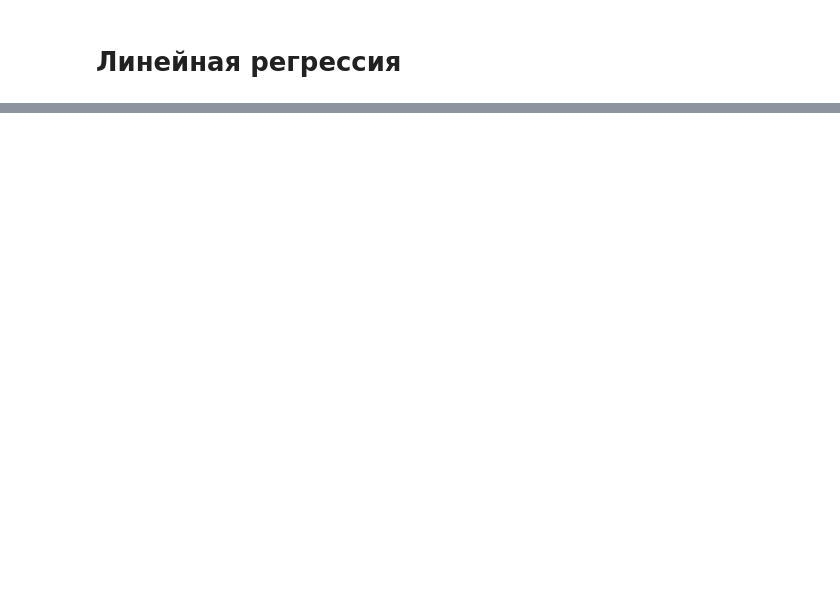
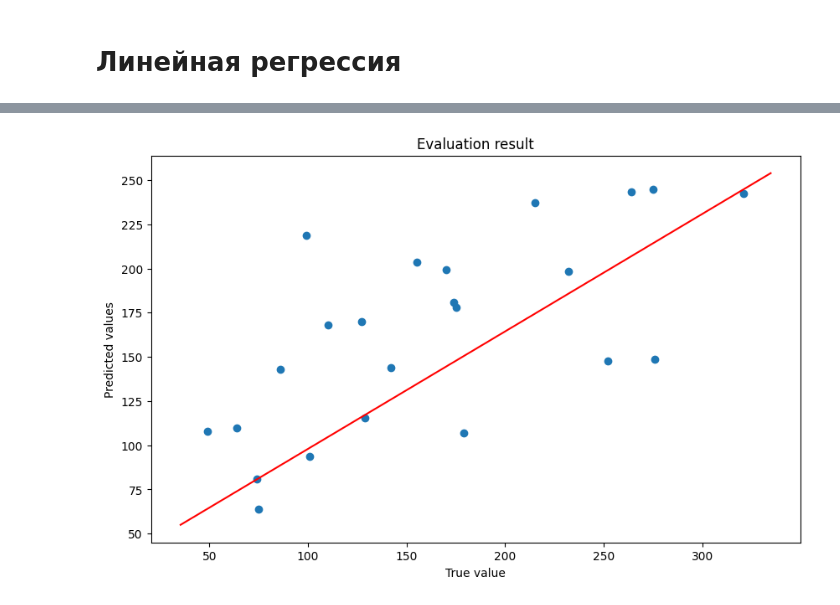
Before and after one commit to Tako-San/ml-course, a Jupyter notebook: t1/main.ipynb, the cells around one changed output, grey strips where cells are left out. Saved outputs shown, nothing was run; the diff lists cells and outputs as text; code cells hidden in the pictures; blank space fills up the shorter version.

Commit message:
Added linear regression

```diff
--- a/t1/main.ipynb
+++ b/t1/main.ipynb
@@ -161,2 +167,20 @@ for i, val in enumerate(X.columns.values):
 # %% [markdown]
 # Линейная регрессия
+# %%
+regr = linear_model.LinearRegression()
+regr.fit(X_train, y_train)
+y_pred = regr.predict(X_test)
+
+print("Coefficients: \n", regr.coef_)
+print("Mean squared error: %.2f" % metrics.mean_squared_error(y_test, y_pred))
+print("Coefficient of determination: %.2f" % metrics.r2_score(y_test, y_pred)) # 1 is perfect prediction
+
+Xy_test = X_test.join(y);
+
+cols = 4
+fig, axs = plt.subplots(ncols=cols, nrows=2, figsize=(24, 7))
+
+for i, val in enumerate(X_test.columns.values):
+  ax = axs[i // cols, i % cols]
+  sns.regplot(x=val, y='target', data=Xy_test, ax=ax, fit_reg=True)
+  ax.scatter(X_test[val], y_pred, color="red")
@@ -162,0 +194,12 @@ for i, val in enumerate(X.columns.values):
+# %%
+# plt.scatter(y_test.values, y_pred)
+
+fig, ax = plt.subplots(figsize=(10,6))
+ax.scatter(y_test.values, y_pred)
+ax.plot(ax.get_xlim(), ax.get_ylim(), color ='red')
+plt.xlabel('True value')
+plt.ylabel('Predicted values')
+plt.title('Evaluation result')
+plt.show()
+# %% [output]
+[figure, added]
```
Also changed, not shown: parts of 8 cells of this notebook.
